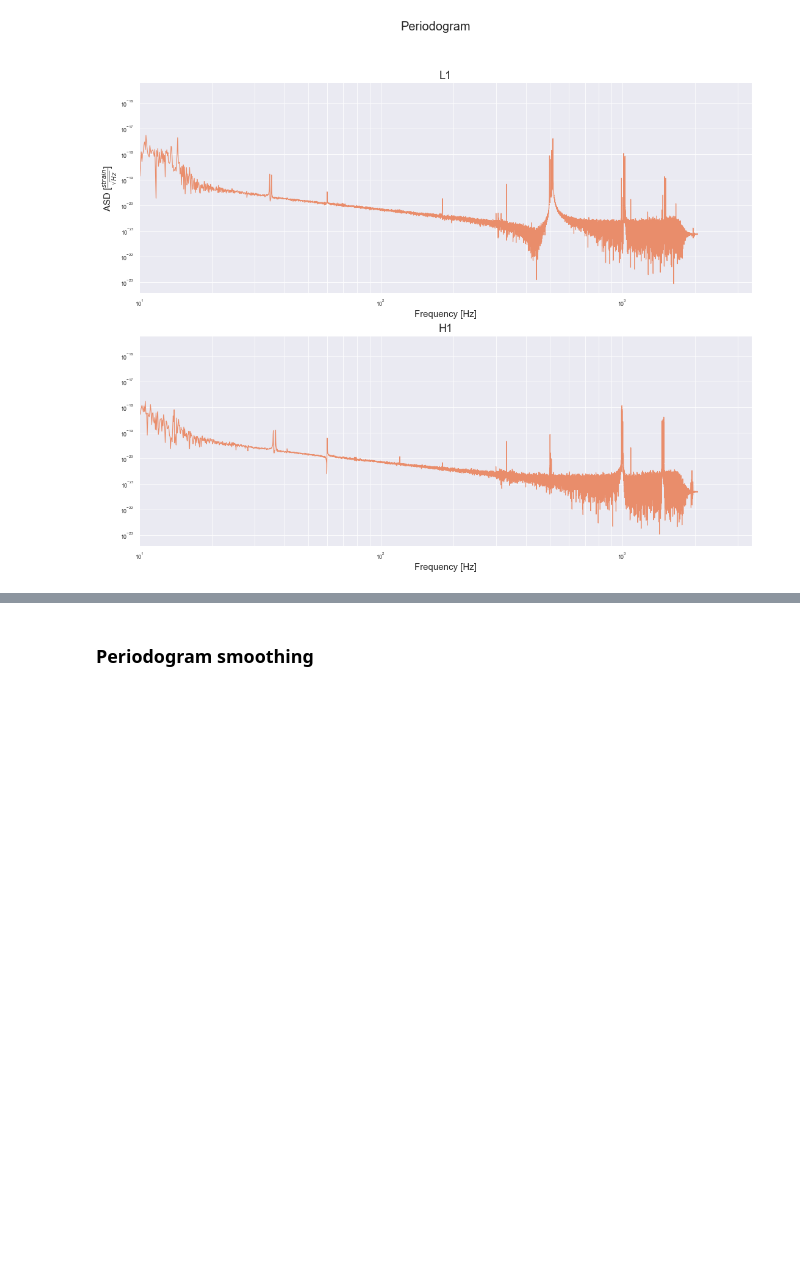
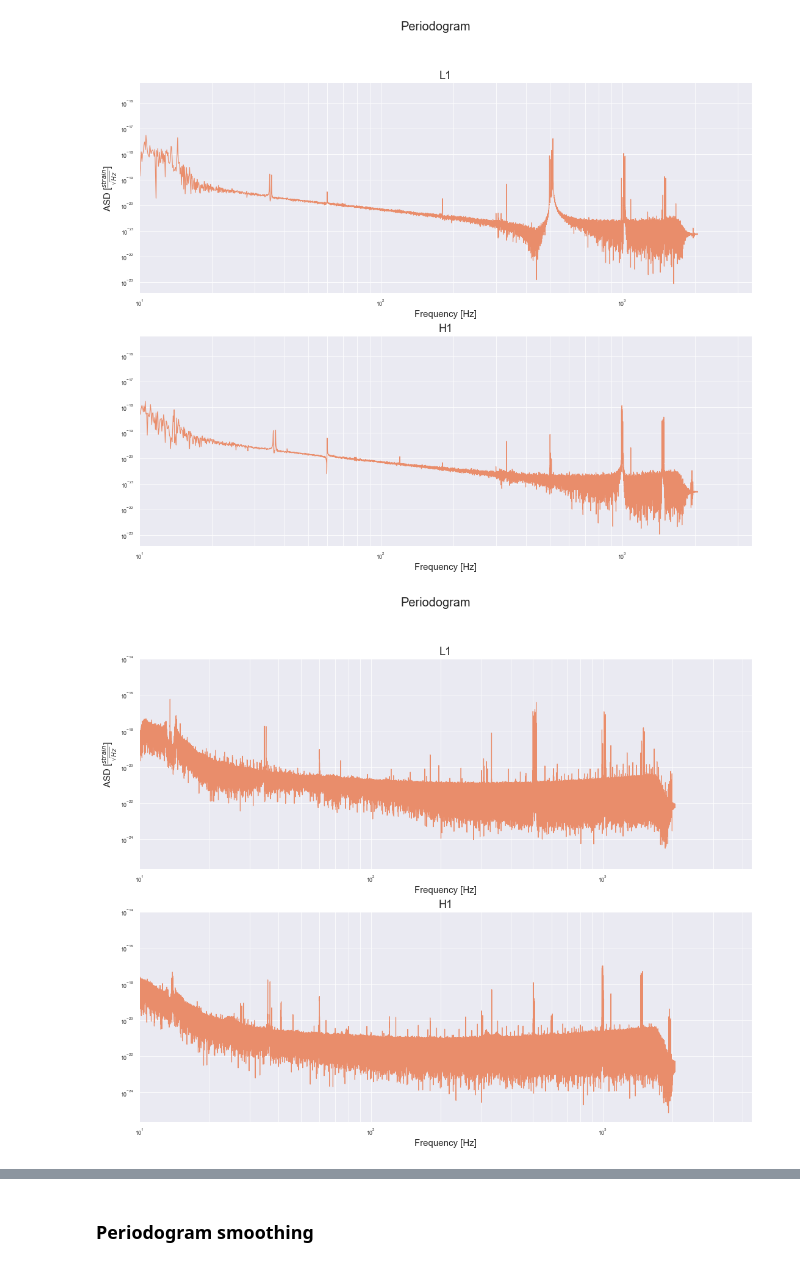
Before and after one commit to asp-image-dsp/asp-tp1, a Jupyter notebook: notebooks/report.ipynb, the cells around one changed output, grey strips where cells are left out. Saved outputs shown, nothing was run; the diff lists cells and outputs as text; code cells hidden in the pictures; blank space fills up the shorter version.

Commit message:
Add periodograms with 4096s, spectrogram and audible event

```diff
--- a/notebooks/report.ipynb
+++ b/notebooks/report.ipynb
@@ -294,5 +294,13 @@ l1_32_psd = periodogram(l1_32_samples[0:N], window='boxcar', one_sided=False)
 plot_dual_asd(l1_32_psd, h1_32_psd, 1 / h1_32_ts, 'Periodogram')
 # %% [output]
 [figure]
+# %%
+# Compute the periodogram and plot it
+N = 8380000
+h1_4096_psd = periodogram(h1_4096_samples[0:N], window='boxcar', one_sided=False)
+l1_4096_psd = periodogram(l1_4096_samples[0:N], window='boxcar', one_sided=False)
+plot_dual_asd(l1_4096_psd, h1_4096_psd, 1 / h1_4096_ts, 'Periodogram')
+# %% [output]
+[figure, added]
 # %% [markdown]
 ### Conclusión
```
Also changed, not shown: parts of 21 cells of this notebook.
